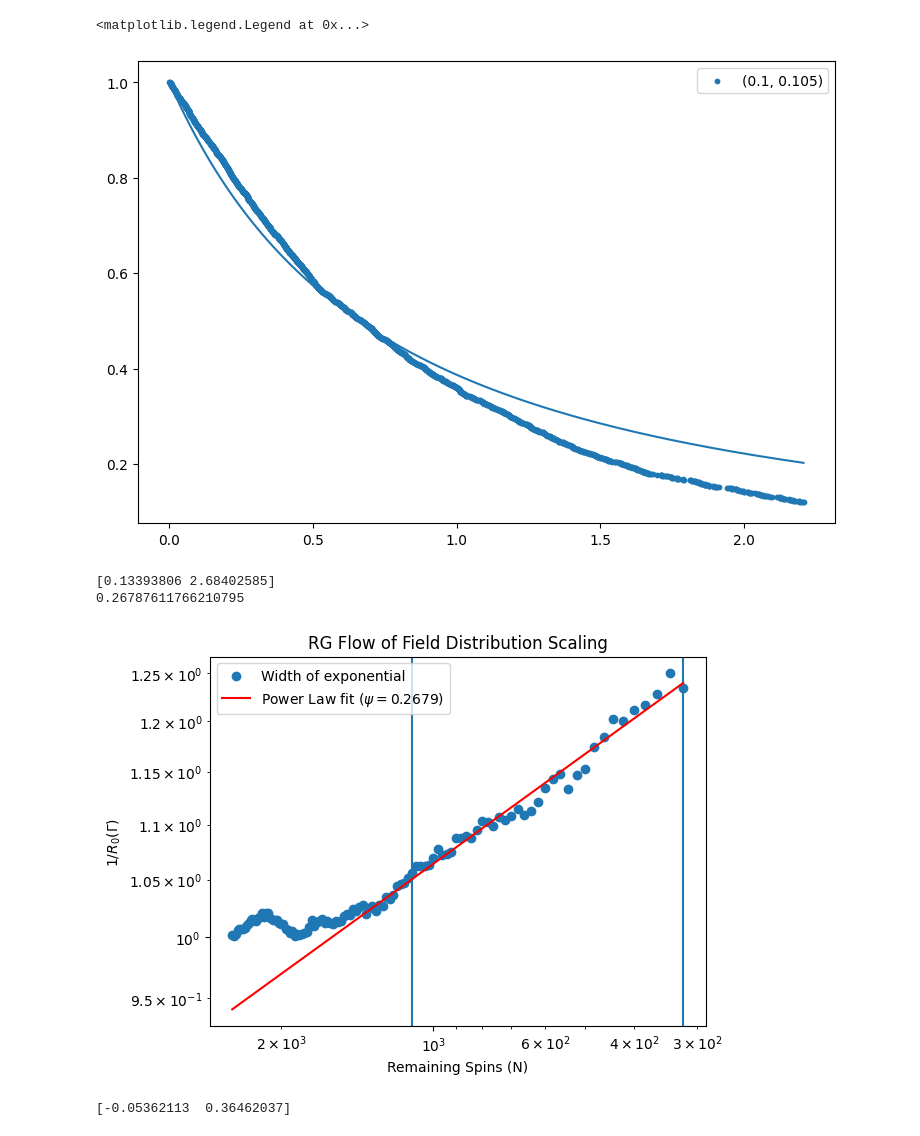
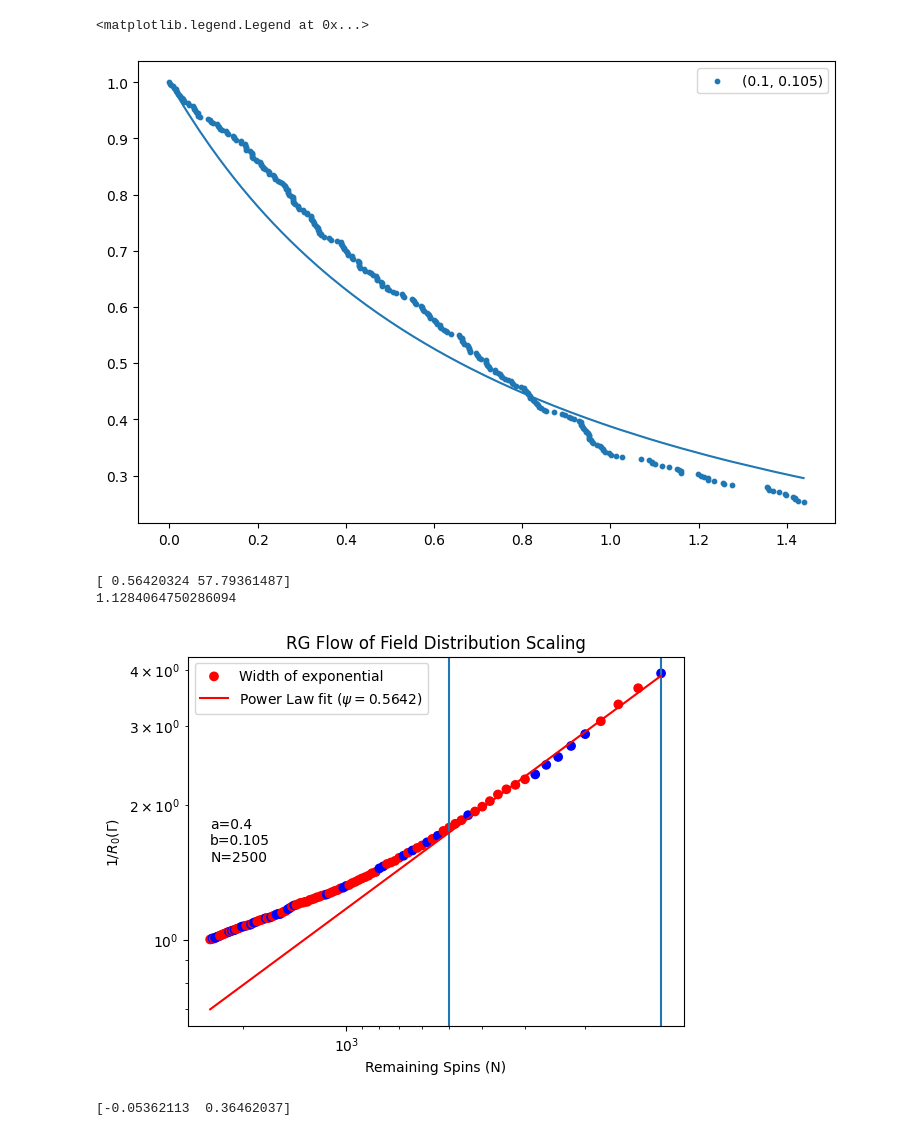
Before and after one commit to tsgaurav/Ising_RSRG, a Jupyter notebook: ipynb_notebooks/Ising_Decimation_2D.ipynb, the cells around one changed output. Saved outputs shown, nothing was run; the diff lists cells and outputs as text; code cells hidden in the pictures.

```diff
--- a/ipynb_notebooks/Ising_Decimation_2D.ipynb
+++ b/ipynb_notebooks/Ising_Decimation_2D.ipynb
@@ -312,6 +315,6 @@ L, a, b = 100, 0.1, 0.1
 nn_ind = triangle_nn_indices(L)
 nnn_ind = triangle_nnn_indices(L)
 t = time.time()
-J_ij_vals = fill_J_ij_matrix(L*L, nn_ind, nnn_ind, a, b, include_nnn=False)
+J_ij_vals = fill_J_ij_matrix(L*L, nn_ind, nnn_ind, a, b, include_nnn=True)
 print(-t+time.time())
 # %% [output]
@@ -327,19 +337,21 @@ plt.plot(x, np.array(linDist(x, a/3, b/3)))
 # %%
 L = 50
-steps = 2200
+steps = 2400
 runs = 1
 measure_step = 20
 R0_array_sum = np.zeros(int(steps/measure_step))
 
 cluster_tracker = np.ones(L*L)
 
-a_vals = np.array([0.1])#np.arange(0.05, 0.2, 0.02)
+a_vals = np.array([0.4])#np.arange(0.05, 0.2, 0.02)
 b_vals = np.array([0.105])#np.arange(0.1,0.3,0.03)
 
 for run in range(runs):
     Gamma_array = np.zeros(shape=(len(a_vals), len(b_vals), steps))
     R0_array = []
     mu_array = []
+    color_list = []
+    color_list_m = []
     #R0_array_err = []
 
     t_total_Jij = 0
@@ -360,6 +372,7 @@ for run in range(runs):
 
                 if step%1000 == 0: print ("Step: "+str(step)+"/"+str(steps))
                 Omega = max(h_vals.max(), J_ij_vals.max())
+
                 Gamma_array[l,m,step] = (np.log(Omega_0/Omega))
                 #J_ij_vals = resparse(J_ij_vals, L*L, Omega*(1-steps/(L*L)))
 
@@ -389,6 +402,7 @@ for run in range(runs):
                     t_total_Jij += time.time()-t0
                     cluster_tracker[i] += cluster_tracker[j]
                     cluster_tracker[j] = 0
+                    color_list.append('blue')
                 elif Omega == h_vals.max():
                     """
                     """
@@ -406,14 +420,16 @@ for run in range(runs):
 
                     update_adjacency_h(adj_ind, i)
                     t_total_h += time.time()-t0
+                    color_list.append('red')
                 if step%measure_step == 0:
-                    h_vals_remain = h_vals[h_vals!=0]
+                    h_remain = h_vals[h_vals!=0]
                     cluster_moments = cluster_tracker[cluster_tracker!=0]
-                    n,bins = np.histogram(-np.log(h_vals_remain/Omega), density=True, bins = 60)
-
-                    width = bins[1]-bins[0]
-                    popt, pcov = curve_fit(exponential_dist_norm, (bins[1:]-width/2)[:20], n[:20])
-                    R0_array.append(popt[0])
+                    cost_func = cost.UnbinnedNLL(-np.log(h_remain/Omega), exponential_dist_norm)
+                    fit_obj = Minuit(cost_func, a=0.8)
+                    fit_obj.limits["a"] = (0, 4)
+                    fit_obj.migrad()
+                    color_list_m.append(color_list[-1])
+                    R0_array.append(fit_obj.values[0])
                     mu_array.append(cluster_moments.mean())
                     #R0_array_err.append(pcov[0][0])
     R0_array_sum += np.array(R0_array)
@@ -450,37 +451,38 @@ plt.legend()
 #plt.xlim(0, 10)
 # %% [output]
 <matplotlib.legend.Legend at 0x...>
-[figure, old version]
+[figure, new version]
 # %%
 
 x = L*L - np.arange(len(R0_array))*measure_step
 y = runs/np.array(R0_array_sum)
 R_length = len(y)
 
-start = 70
+start = 100
 end = -1
 
 plt.axvline(x = x[start])
 plt.axvline(x = x[end])
-plt.scatter(x, y, label='Width of exponential')#, yerr=np.sqrt(np.array(R0_array_err))/np.array(R0_array)**2)
+plt.scatter(x, y, label='Width of exponential', c=color_list_m)#, yerr=np.sqrt(np.array(R0_array_err))/np.array(R0_array)**2)
 #plt.yscale('log')
 
 popt, pcov = curve_fit(power_law_scale, x[start:end], y[start:end])
 print(popt)
 print(popt[0]*2)
+plt.text(x=L*L, y=1.5, s=("a="+str(a_vals[0])+'\n' +"b="+str(b_vals[0])+"\n"+"N="+str(L*L)))
 
 plt.title("RG Flow of Field Distribution Scaling")
 plt.xlabel("Remaining Spins (N)")
 plt.ylabel(r"$1/R_0(\Gamma)$")
-plt.plot(x, power_law_scale(x, *popt), color='red', label=r'Power Law fit ($\psi=$'+str(round(popt[0]*2, 4))+')')
+plt.plot(x, power_law_scale(x, *popt), color='red', label=r'Power Law fit ($\psi=$'+str(round(popt[0], 4))+')')
 
 plt.gca().invert_xaxis()
 plt.legend()
 plt.yscale('log')
 plt.xscale('log')
 
 #plt.xlim(1e4, 0.8*1e3)
 # %% [output]
-[0.13393806 2.68402585]
-0.26787611766210795
+[ 0.56420324 57.79361487]
+1.1284064750286094
-[figure, old version]
+[figure, new version]
```
Also changed, not shown: parts of 11 cells of this notebook, 2 other files.
